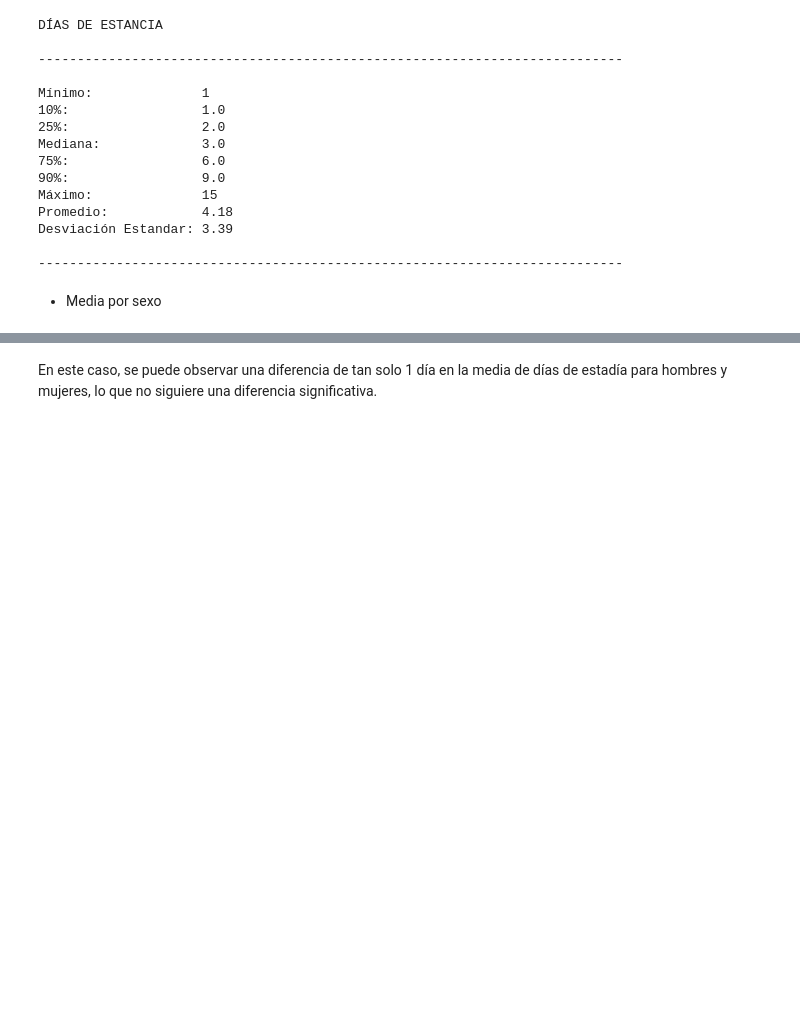
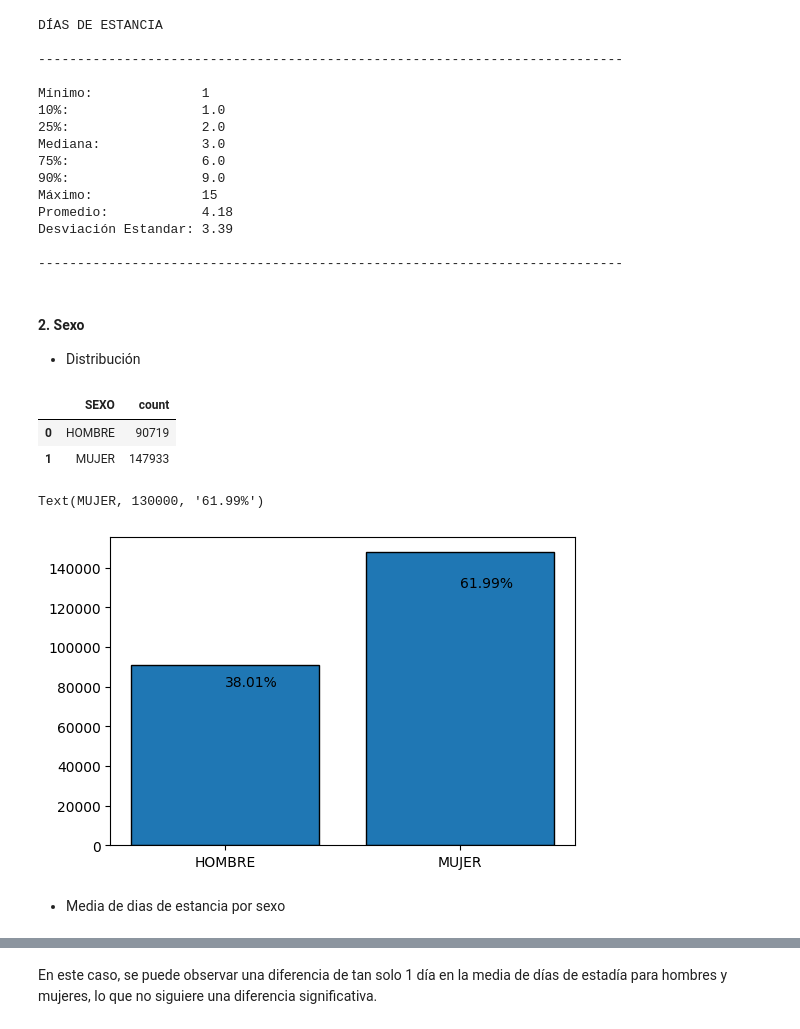
Before and after one commit to VichoRamirez/TOPD, a Jupyter notebook: Entrega_3/Entrega3_Sebastian_y_Vicente_Ramirez.ipynb, the cells around one changed output, grey strips where cells are left out. Saved outputs shown, nothing was run; the diff lists cells and outputs as text; code cells hidden in the pictures; blank space fills up the shorter version.

```diff
--- a/Entrega_3/Entrega3_Sebastian_y_Vicente_Ramirez.ipynb
+++ b/Entrega_3/Entrega3_Sebastian_y_Vicente_Ramirez.ipynb
@@ -55,0 +119,10 @@ memory usage: 25.6+ MB
+# %%
+def reingreso(row):
+    if row:
+        return 1
+    return 0
+
+df["REINGRESO"] = df["CIP_ENCRIPTADO"].duplicated()
+df["REINGRESO"] = df["REINGRESO"].apply(reingreso)
+df.head()
+df.info()
@@ -70,8 +157,6 @@ Entre ellas:
 # %%
-# Columnas a eliminar
-out = ["Versión", 'IR_29301_PESO', 'IR_29301_COD_GRD', 'COD_HOSPITAL', 'FECHA_NACIMIENTO', "Categoría", "Capítulo", "Sección", "DIAGNOSTICO1", "DESCRIPCION_GRD", "CIP_ENCRIPTADO"]
-
 # Drop de la selección
-df = df.drop(out, axis=1)
-df
+df = df.drop(np.array(df.columns)[[0, 1, 3, 6, 7, 8, 10, 11, 12, 13, 17, 19, 20, 21, 22, 23]], axis=1)
+df.head()
+df.info()
 # %% [output]
@@ -252,20 +327,3 @@ Con las siguientes categorías (respecto a las edades):
-# %%
-def clasificar_edad(edad):
-    if edad < 1:
-        return "Infante"
-    elif 1 <= edad <= 11:
-        return "Niño"
-    elif 12 <= edad <= 17:
-        return "Adolescente"
-    elif 18 <= edad <= 29:
-        return "Adulto"
-    elif 30 <= edad <= 64:
-        return "Adulto"
-    else:
-        return "Adulto mayor"
-
-# Crear una nueva columna, aplicando las clasificaciones
-df["Grupo Etario"] = df["EDAD"].apply(clasificar_edad)
 # %% [markdown]
 #### Exportar a parquet, para futuras entregas.
 # %%
@@ -313,7 +371,24 @@ Desviación Estandar: 3.39
 
 ---------------------------------------------------------------------------
 # %% [markdown]
-- Media por sexo
+#### 2. Sexo
+- Distribución
+# %%
+sexo_count = df.groupby("SEXO")["SEXO"].value_counts().to_frame().reset_index()
+display(sexo_count)
+
+plt.figure(figsize=(6,4))
+plt.bar(sexo_count['SEXO'].astype(str), sexo_count['count'], edgecolor='black')
+plt.text("HOMBRE", 80000, f"{round(sexo_count['count'][0]*100/sexo_count['count'].sum(), 2)}%")
+plt.text("MUJER", 130000, f"{round(sexo_count['count'][1]*100/sexo_count['count'].sum(), 2)}%")
+# %% [output]
+|  | SEXO | count |
+| 0 | HOMBRE | 90719 |
+| 1 | MUJER | 147933 |
+Text(MUJER, 130000, '61.99%')
+[figure, added]
+# %% [markdown]
+- Media de dias de estancia por sexo
 # %%
 sexo_grp = (
     df
```
Also changed, not shown: parts of 20 cells of this notebook, 3 other files.
